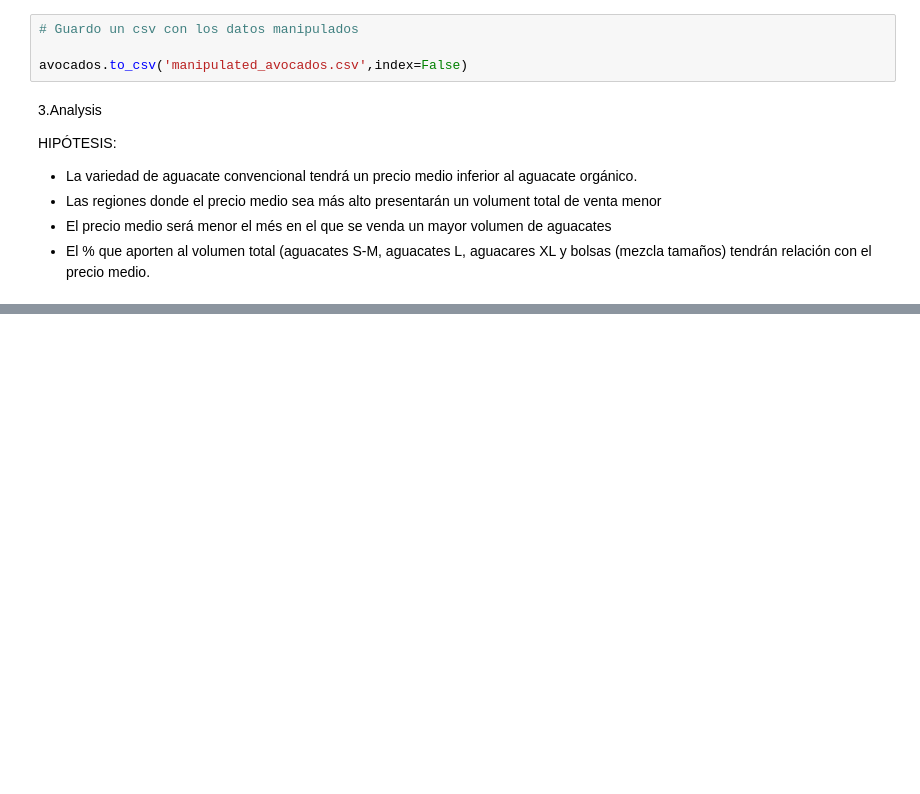
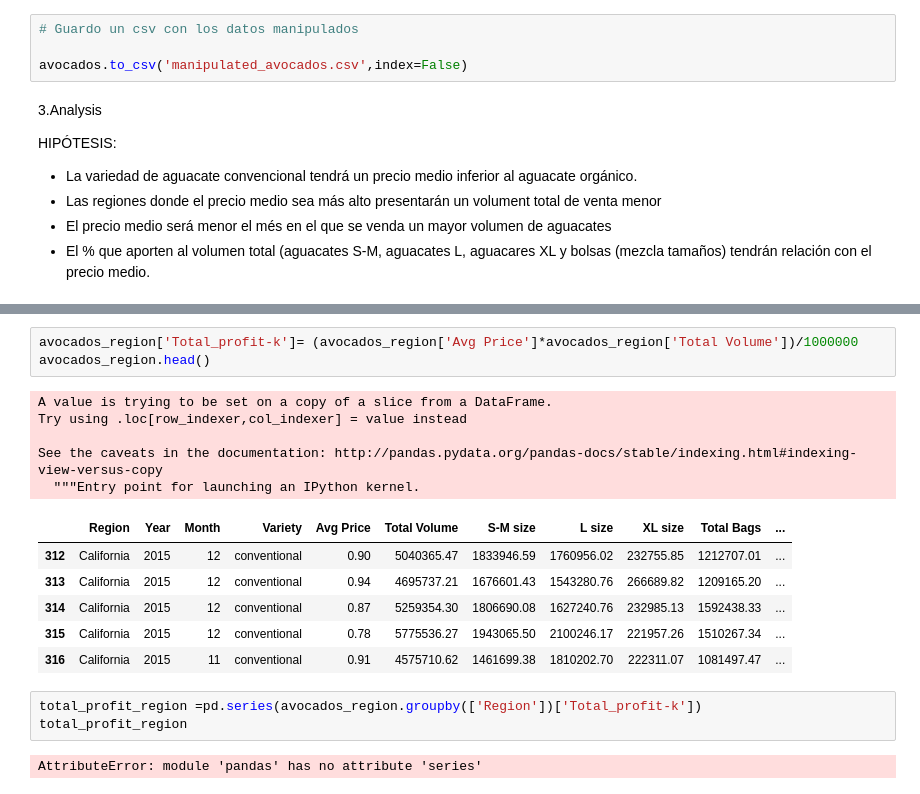
Before and after one commit to Paulapr/datamad0119, a Jupyter notebook: module-1/pipelines-project/your-code/avocado_dataset.ipynb, the cells around one changed output, grey strips where cells are left out. Saved outputs shown, nothing was run; the diff lists cells and outputs as text; blank space fills up the shorter version.

```diff
--- a/module-1/pipelines-project/your-code/avocado_dataset.ipynb
+++ b/module-1/pipelines-project/your-code/avocado_dataset.ipynb
@@ -234,0 +213,20 @@ Name: Total Volume, dtype: float64
+# %%
+avocados_region['Total_profit-k']= (avocados_region['Avg Price']*avocados_region['Total Volume'])/1000000
+avocados_region.head()
+# %% [output]
+A value is trying to be set on a copy of a slice from a DataFrame.
+Try using .loc[row_indexer,col_indexer] = value instead
+
+See the caveats in the documentation: http://pandas.pydata.org/pandas-docs/stable/indexing.html#indexing-view-versus-copy
+  """Entry point for launching an IPython kernel.
+|  | Region | Year | Month | Variety | Avg Price | Total Volume | S-M size | L size | XL size | Total Bags | ... |
+| 312 | California | 2015 | 12 | conventional | 0.90 | 5040365.47 | 1833946.59 | 1760956.02 | 232755.85 | 1212707.01 | ... |
+| 313 | California | 2015 | 12 | conventional | 0.94 | 4695737.21 | 1676601.43 | 1543280.76 | 266689.82 | 1209165.20 | ... |
+| 314 | California | 2015 | 12 | conventional | 0.87 | 5259354.30 | 1806690.08 | 1627240.76 | 232985.13 | 1592438.33 | ... |
+| 315 | California | 2015 | 12 | conventional | 0.78 | 5775536.27 | 1943065.50 | 2100246.17 | 221957.26 | 1510267.34 | ... |
+| 316 | California | 2015 | 11 | conventional | 0.91 | 4575710.62 | 1461699.38 | 1810202.70 | 222311.07 | 1081497.47 | ... |
+# %%
+total_profit_region =pd.series(avocados_region.groupby(['Region'])['Total_profit-k'])
+total_profit_region
+# %% [output]
+AttributeError: module 'pandas' has no attribute 'series'
```
Also changed, not shown: parts of 8 cells of this notebook.
